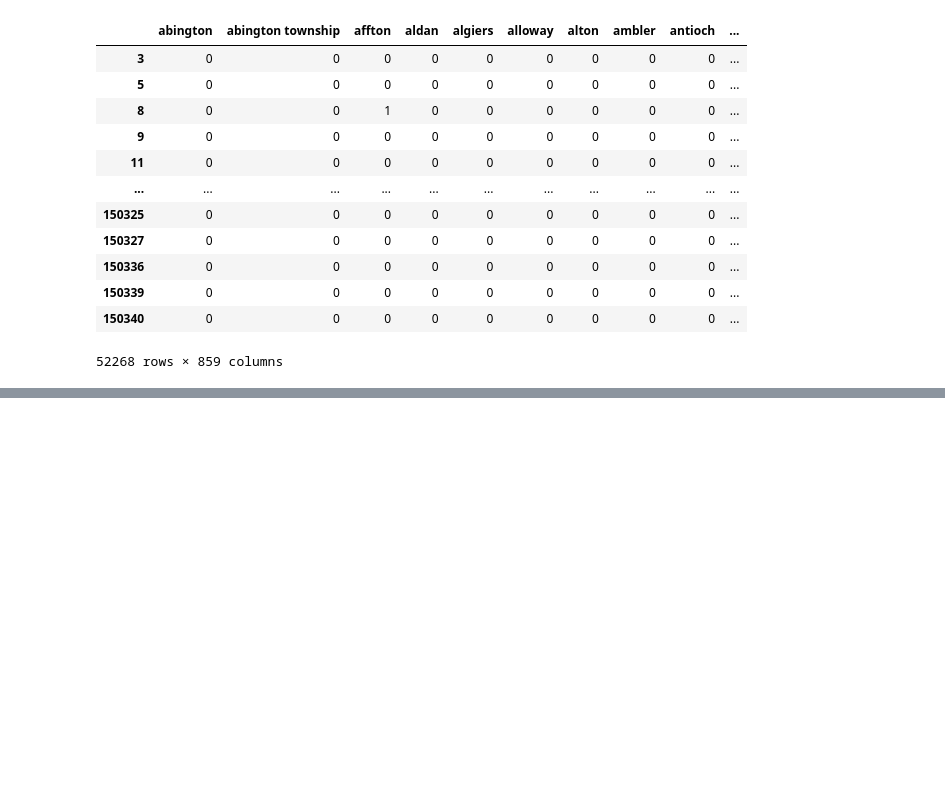
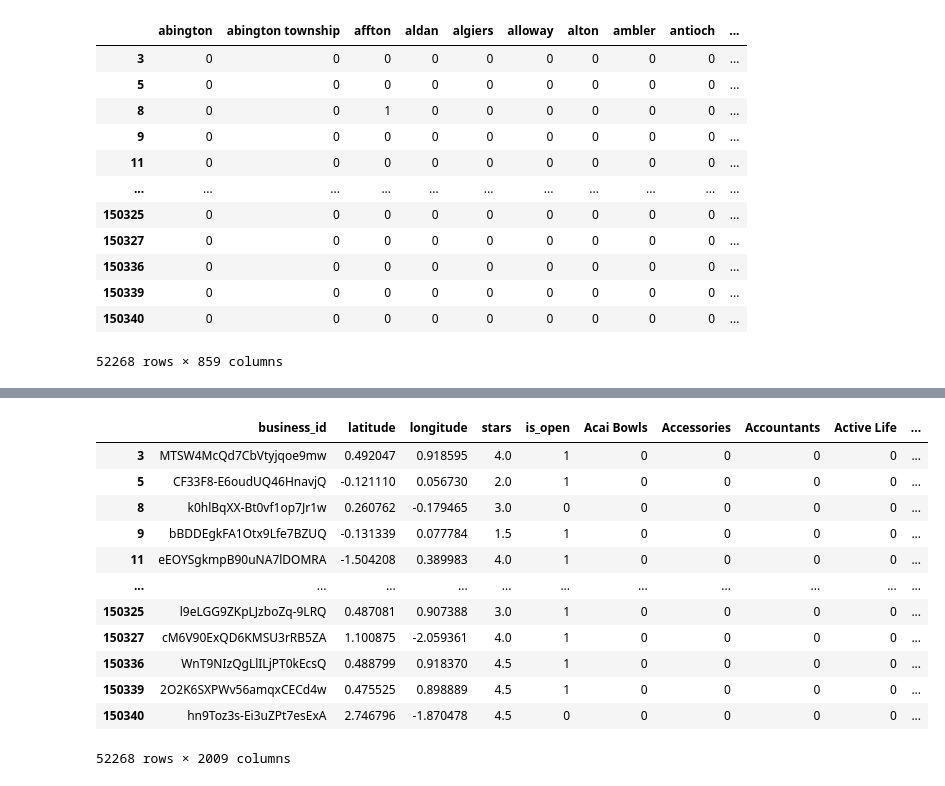
Before and after one commit to pouyakhooshabi/Recommender-System-Design, a Jupyter notebook: Programming_model.ipynb, the cells around one changed output, grey strips where cells are left out. Drawn from its saved outputs; the diff is of its cells as text; code cells hidden in the pictures; blank space fills up the shorter version.

```diff
--- a/Programming_model.ipynb
+++ b/Programming_model.ipynb
@@ -181,0 +182,21 @@ result.sort_index()
+# %%
+# apply normalization technique to Column 1
+df_itemProf_normalized = df_itemProf.copy()
+df_itemProf_normalized['latitude'] = (df_itemProf['latitude'] - df_itemProf['latitude'].mean()) / df_itemProf['latitude'].std()
+df_itemProf_normalized['longitude'] = (df_itemProf['longitude'] - df_itemProf['longitude'].mean()) / df_itemProf['longitude'].std()
+# view normalized data
+display(df_itemProf_normalized.sort_index())
+# %% [output]
+|  | business_id | latitude | longitude | stars | is_open | Acai Bowls | Accessories | Accountants | Active Life | ... |
+| 3 | MTSW4McQd7CbVtyjqoe9mw | 0.492047 | 0.918595 | 4.0 | 1 | 0 | 0 | 0 | 0 | ... |
+| 5 | CF33F8-E6oudUQ46HnavjQ | -0.121110 | 0.056730 | 2.0 | 1 | 0 | 0 | 0 | 0 | ... |
+| 8 | k0hlBqXX-Bt0vf1op7Jr1w | 0.260762 | -0.179465 | 3.0 | 0 | 0 | 0 | 0 | 0 | ... |
+| 9 | bBDDEgkFA1Otx9Lfe7BZUQ | -0.131339 | 0.077784 | 1.5 | 1 | 0 | 0 | 0 | 0 | ... |
+| 11 | eEOYSgkmpB90uNA7lDOMRA | -1.504208 | 0.389983 | 4.0 | 1 | 0 | 0 | 0 | 0 | ... |
+| ... | ... | ... | ... | ... | ... | ... | ... | ... | ... | ... |
+| 150325 | l9eLGG9ZKpLJzboZq-9LRQ | 0.487081 | 0.907388 | 3.0 | 1 | 0 | 0 | 0 | 0 | ... |
+| 150327 | cM6V90ExQD6KMSU3rRB5ZA | 1.100875 | -2.059361 | 4.0 | 1 | 0 | 0 | 0 | 0 | ... |
+| 150336 | WnT9NIzQgLlILjPT0kEcsQ | 0.488799 | 0.918370 | 4.5 | 1 | 0 | 0 | 0 | 0 | ... |
+| 150339 | 2O2K6SXPWv56amqxCECd4w | 0.475525 | 0.898889 | 4.5 | 1 | 0 | 0 | 0 | 0 | ... |
+| 150340 | hn9Toz3s-Ei3uZPt7esExA | 2.746796 | -1.870478 | 4.5 | 0 | 0 | 0 | 0 | 0 | ... |
+52268 rows × 2009 columns
```
Also changed, not shown: parts of 2 cells of this notebook.
